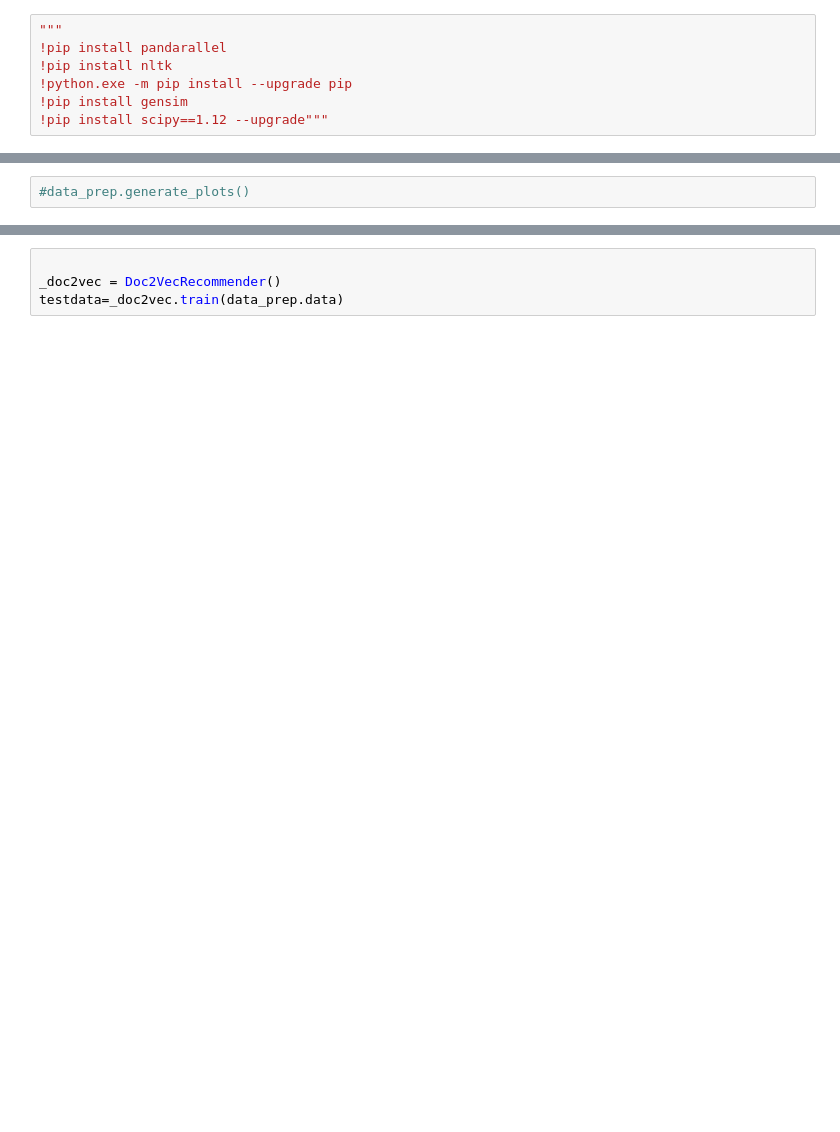
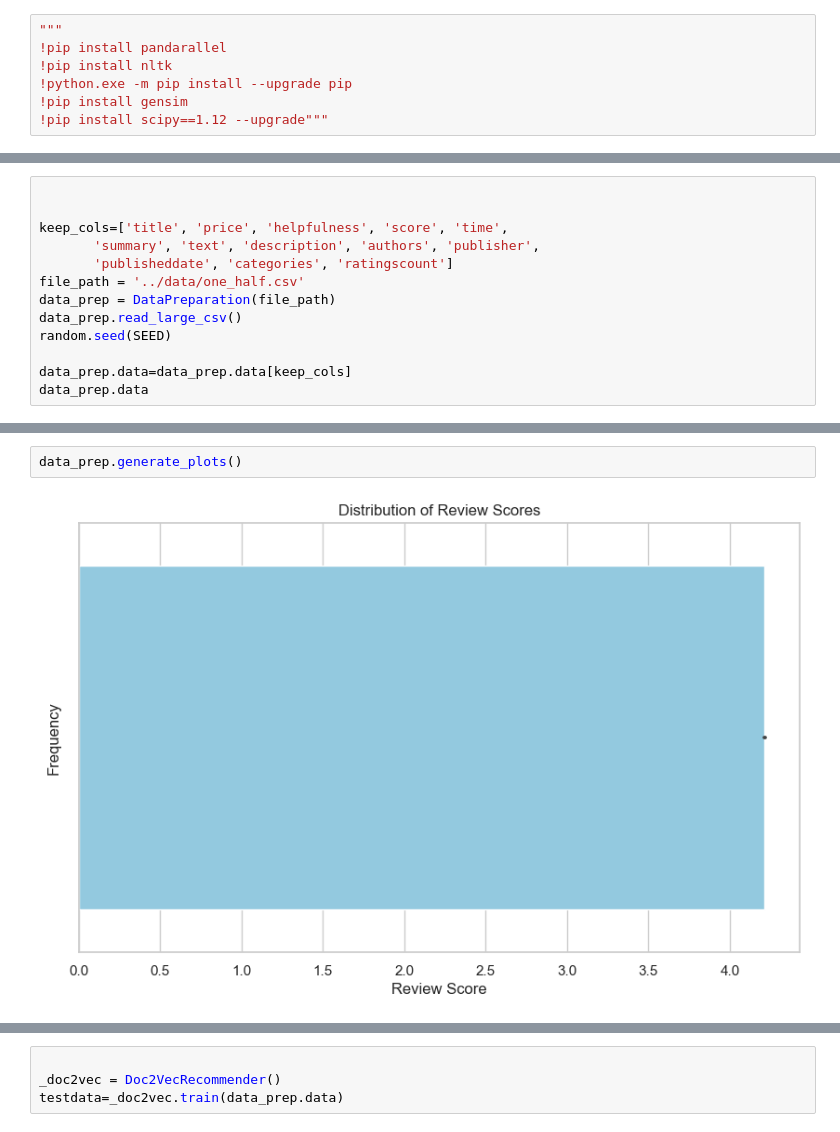
Before and after one commit to alijafarixcs/ds-capstone, a Jupyter notebook: notebooks/Ali_EDA_modeling.ipynb, the cells around one changed output, grey strips where cells are left out. Cells and saved outputs as stored; diff of their text form; blank space fills up the shorter version.

```diff
--- a/notebooks/Ali_EDA_modeling.ipynb
+++ b/notebooks/Ali_EDA_modeling.ipynb
@@ -46,0 +53,13 @@ data_prep.data
+# %%
+
+
+keep_cols=['title', 'price', 'helpfulness', 'score', 'time',
+       'summary', 'text', 'description', 'authors', 'publisher',
+       'publisheddate', 'categories', 'ratingscount']
+file_path = '../data/one_half.csv'
+data_prep = DataPreparation(file_path)
+data_prep.read_large_csv()
+random.seed(SEED)
+
+data_prep.data=data_prep.data[keep_cols]
+data_prep.data
@@ -57,2 +140,4 @@ data_prep.data.score.value_counts()
-# %%
-#data_prep.generate_plots()
+# %%
+data_prep.generate_plots()
+# %% [output]
+[figure, added]
```
Also changed, not shown: parts of 23 cells of this notebook, 4 other files.
